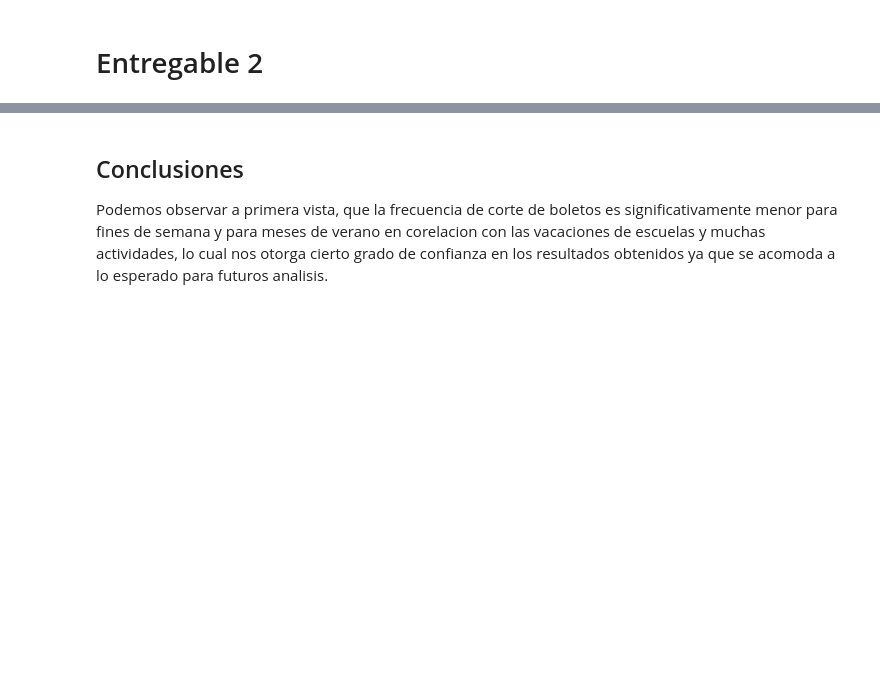
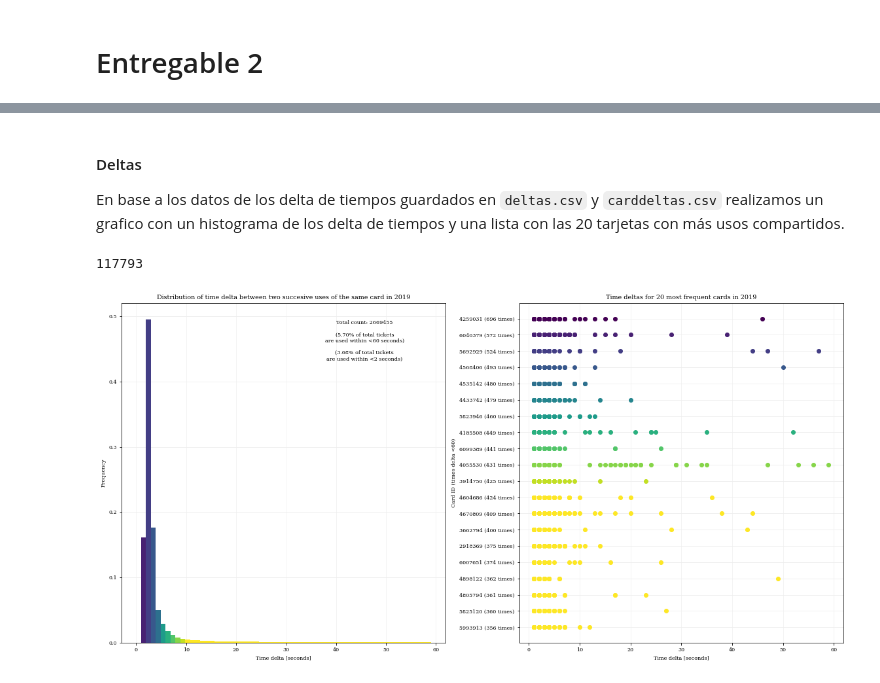
Before and after one commit to ekocian/mentoria-transporte-urbano-g1, a Jupyter notebook: entregable_2.ipynb, the cells around one changed output, grey strips where cells are left out. Saved outputs shown, nothing was run; the diff lists cells and outputs as text; code cells hidden in the pictures; blank space fills up the shorter version.

```diff
--- a/entregable_2.ipynb
+++ b/entregable_2.ipynb
@@ -246,4 +519,3 @@ plt.savefig("processed-data/numtickets-day-month.pdf", format='pdf')
-# %% [markdown]
-## Conclusiones
-
-Podemos observar a primera vista, que la frecuencia de corte de boletos es significativamente menor para fines de semana y para meses de verano en corelacion con las vacaciones de escuelas y muchas actividades, lo cual nos otorga cierto grado de confianza en los resultados obtenidos ya que se acomoda a lo esperado para futuros analisis.
+# %% [markdown]
+#### Deltas
+En base a los datos de los delta de tiempos guardados en `deltas.csv` y `carddeltas.csv` realizamos un grafico con un histograma de los delta de tiempos y una lista con las 20 tarjetas con más usos compartidos.
@@ -249,0 +525,61 @@ Podemos observar a primera vista, que la frecuencia de corte de boletos es signi
+# %%
+len(carddeltas)
+# %% [output]
+117793
+# %%
+# plot config: two plots side by side
+font = {'family': 'serif',
+        'weight': 'normal',
+        'size': 8}
+plt.rc('font', **font)
+fig, axs = plt.subplots(nrows=1, ncols=2, figsize=(16, 8))
+
+# colormap
+color_map = cm.get_cmap('viridis', 12)
+
+# plot 1) max_delta = 60
+axs[0].grid(axis='x', which='both', color='0.95')
+axs[0].grid(axis='y', which='major', color='0.93')
+axs[0].grid(axis='y', which='minor', color='0.96')
+
+axs[0].set_title("Distribution of time delta between two succesive uses of the same card in 2019")
+axs[0].set_xlabel("Time delta [seconds]")
+axs[0].set_ylabel("Frequency")
+
+num_bins = 60
+n, bins, patches = axs[0].hist(deltas, num_bins, density=True, zorder=10)
+
+# colormap
+bin_centers = 0.5 * (bins[:-1] + bins[1:])
+col = bin_centers - min(bin_centers)
+col /= max(col) / 6
+for c, p in zip(col, patches):
+    plt.setp(p, 'facecolor', color_map(c))
+
+# text annotation
+text = "Total count: {}\n\n".format(len(deltas))
+text += "({:.2f}% of total tickets\n".format(100*len(deltas)/46810109)
+text += "are used within <60 seconds)\n\n"
+text += "({:.2f}% of total tickets\n".format(100*len([x for x in deltas if x <= 2])/46810109)
+text += "are used within <2 seconds)\n\n"
+axs[0].text(0.75, 0.95, text, ha='center', va='top', transform=axs[0].transAxes)
+
+# plot 2) Deltas for 20 most frequent cards
+axs[1].grid(axis='x', which='both', color='0.95')
+axs[1].grid(axis='y', which='major', color='0.93')
+axs[1].grid(axis='y', which='minor', color='0.96')
+
+axs[1].set_title("Time deltas for 20 most frequent cards in 2019")
+axs[1].set_xlabel("Time delta [seconds]")
+axs[1].set_ylabel("Card ID (times delta <60)")
+
+for n in reversed(range(20)):
+    axs[1].scatter(carddeltas[n][1:], [item for item in [str(carddeltas[n][0]) + ' ({} times)'.format(len(carddeltas[n][1:]))] for i in range(len(carddeltas[n][1:]))],  color=color_map(n), zorder=10)
+
+plt.tight_layout()
+
+# save figure
+plt.savefig("processed-data/deltas.png", format='png', facecolor="w")
+plt.savefig("processed-data/deltas.pdf", format='pdf', facecolor="w")
+# %% [output]
+[figure, added]
```
Also changed, not shown: parts of 30 cells of this notebook, 5 other files.
